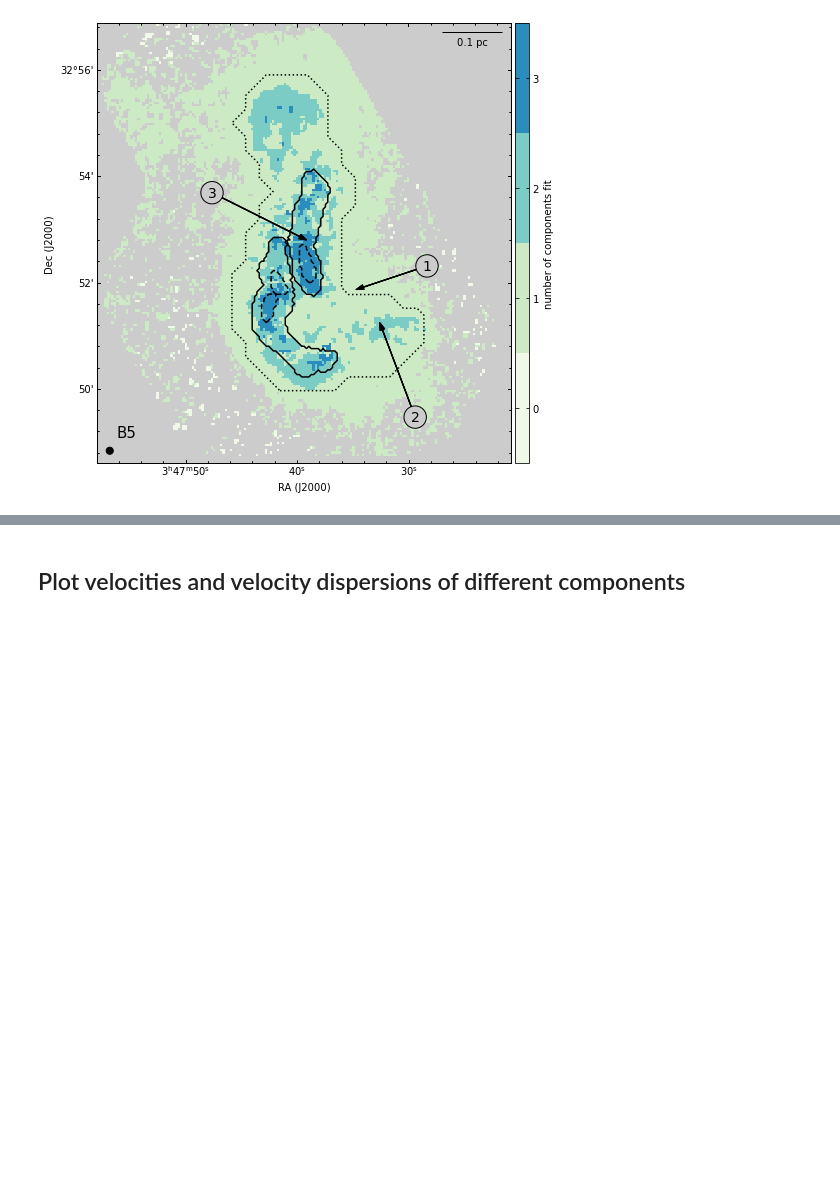
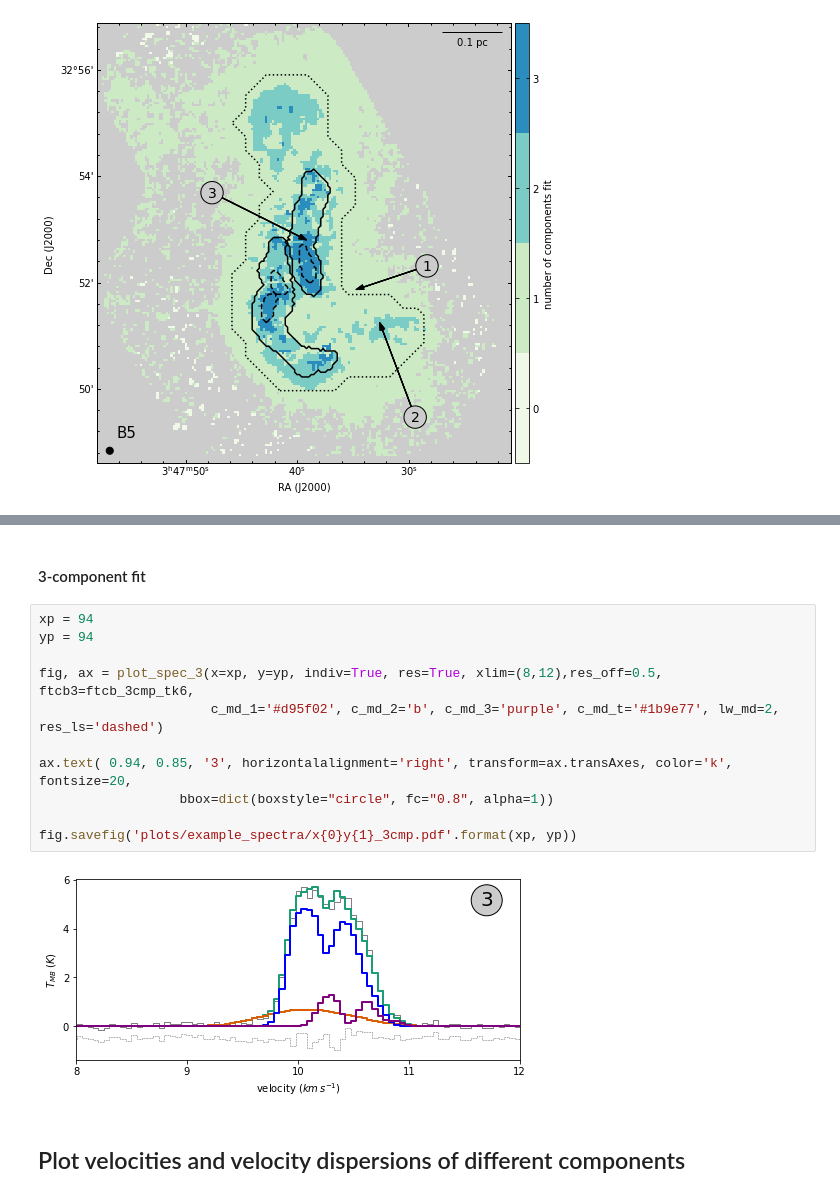
Before and after one commit to SpandanCh/Barnard5_filaments, a Jupyter notebook: make_para_maps.ipynb, the cells around one changed output, grey strips where cells are left out. Saved outputs shown, nothing was run; the diff lists cells and outputs as text; blank space fills up the shorter version.

```diff
--- a/make_para_maps.ipynb
+++ b/make_para_maps.ipynb
@@ -269,3 +529,18 @@ No contour levels were found within the data range.
+# %% [markdown]
+#### 3-component fit
+# %%
+xp = 94
+yp = 94
+
+fig, ax = plot_spec_3(x=xp, y=yp, indiv=True, res=True, xlim=(8,12),res_off=0.5, ftcb3=ftcb_3cmp_tk6,
+                      c_md_1='#d95f02', c_md_2='b', c_md_3='purple', c_md_t='#1b9e77', lw_md=2, res_ls='dashed')
+
+ax.text( 0.94, 0.85, '3', horizontalalignment='right', transform=ax.transAxes, color='k', fontsize=20,
+                  bbox=dict(boxstyle="circle", fc="0.8", alpha=1))
+
+fig.savefig('plots/example_spectra/x{0}y{1}_3cmp.pdf'.format(xp, yp))
+# %% [output]
+[figure, added]
 # %% [markdown]
 ## Plot velocities and velocity dispersions of different components
 # %% [markdown]
```
Also changed, not shown: parts of 17 cells of this notebook, 3 other files.
